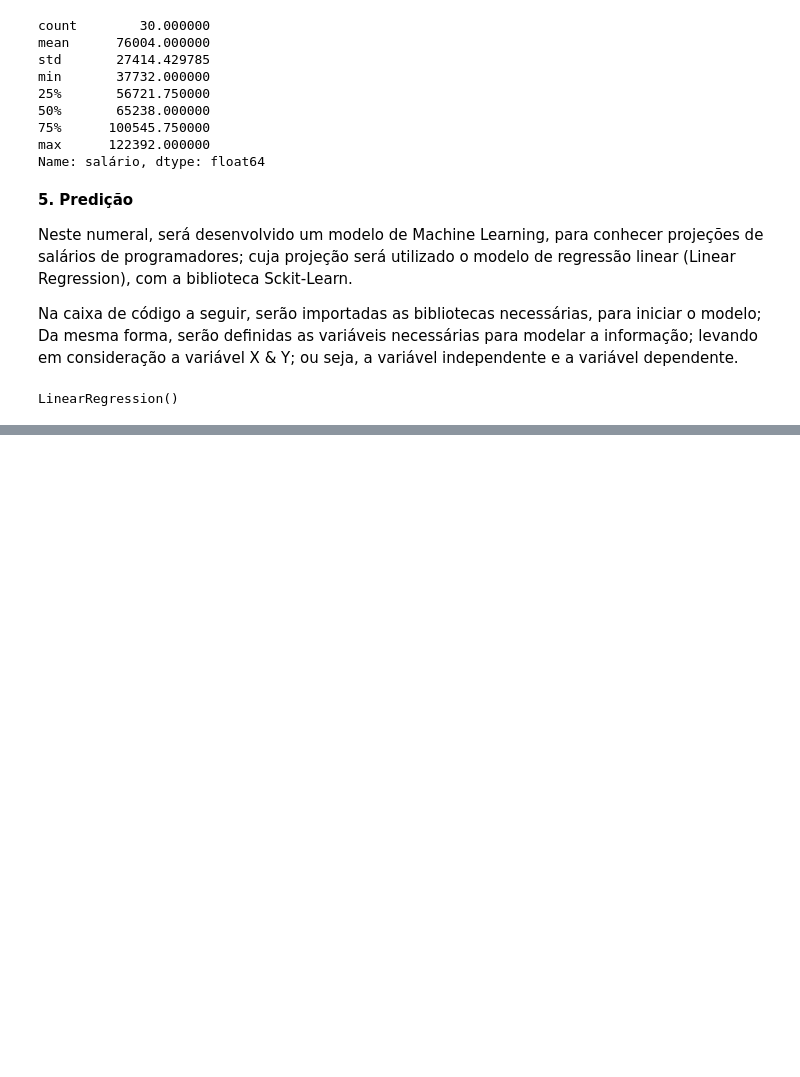
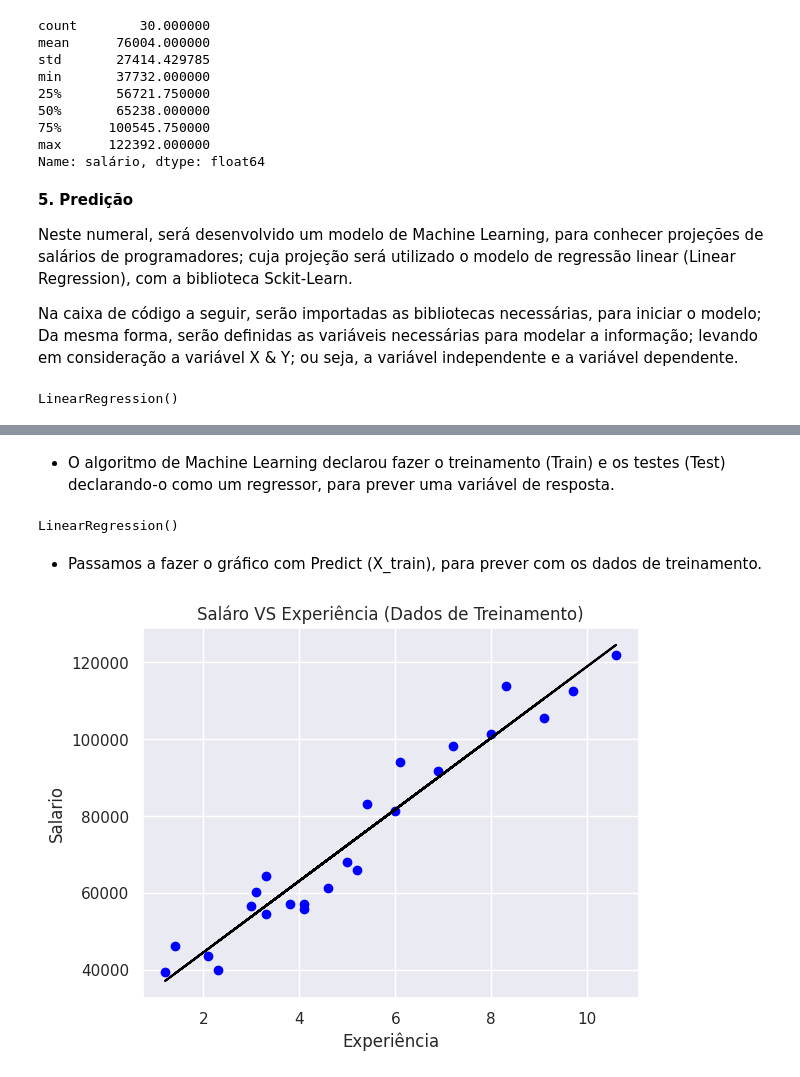
Before and after one commit to KARINAgoncalvesSOARES/ML_analisando_salario_de_programadores, a Jupyter notebook: analisando_salario.ipynb, the cells around one changed output, grey strips where cells are left out. Cells and saved outputs as stored; diff of their text form; code cells hidden in the pictures; blank space fills up the shorter version.

```diff
--- a/analisando_salario.ipynb
+++ b/analisando_salario.ipynb
@@ -372,0 +404,3 @@ LinearRegression()
+# %%
+x = df.iloc[:, :-1].values
+y = df.iloc[:, 1].values
@@ -372,0 +411,2 @@ LinearRegression()
+# %%
+x_train, x_test, y_train, y_test = train_test_split(x,y, test_size=0.2, random_state=0)
@@ -372,0 +435,18 @@ LinearRegression()
+# %% [markdown]
+* O algoritmo de Machine Learning declarou fazer o treinamento (Train) e os testes (Test) declarando-o como um regressor, para prever uma variável de resposta.
+# %%
+regressor = LinearRegression()
+regressor.fit(x_train, y_train)
+# %% [output]
+LinearRegression()
+# %% [markdown]
+* Passamos a fazer o gráfico com Predict (X_train), para prever com os dados de treinamento.
+# %%
+plt.scatter(x_train, y_train, color="blue")
+plt.plot(x_train, regressor.predict(x_train), color="black")
+plt.title("Saláro VS Experiência (Dados de Treinamento)")
+plt.xlabel('Experiência')
+plt.ylabel('Salario')
+plt.show()
+# %% [output]
+[figure, added]
```
Also changed, not shown: parts of 18 cells of this notebook, 1 other file.
